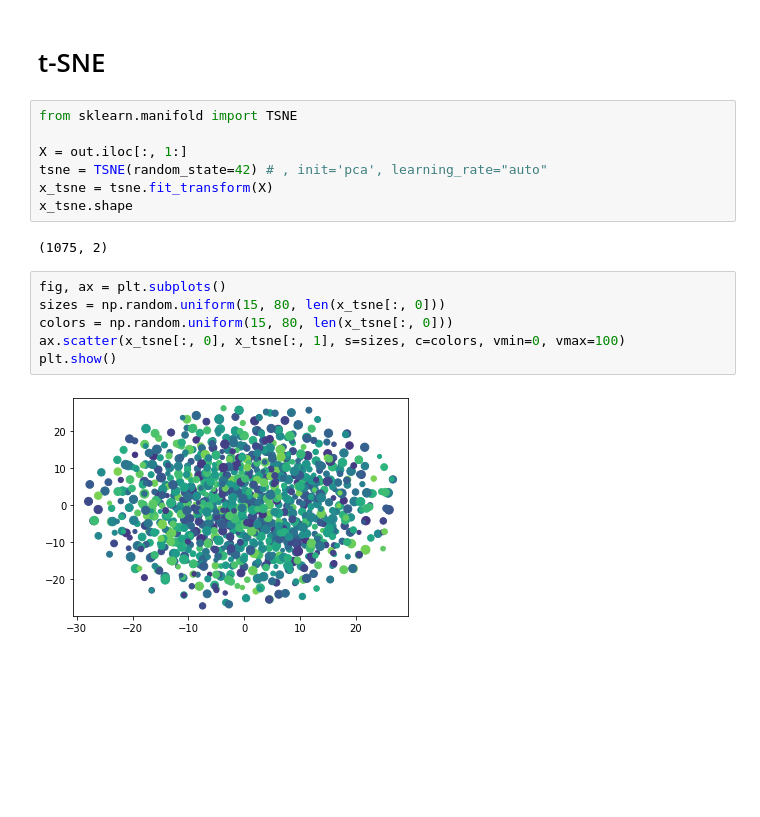
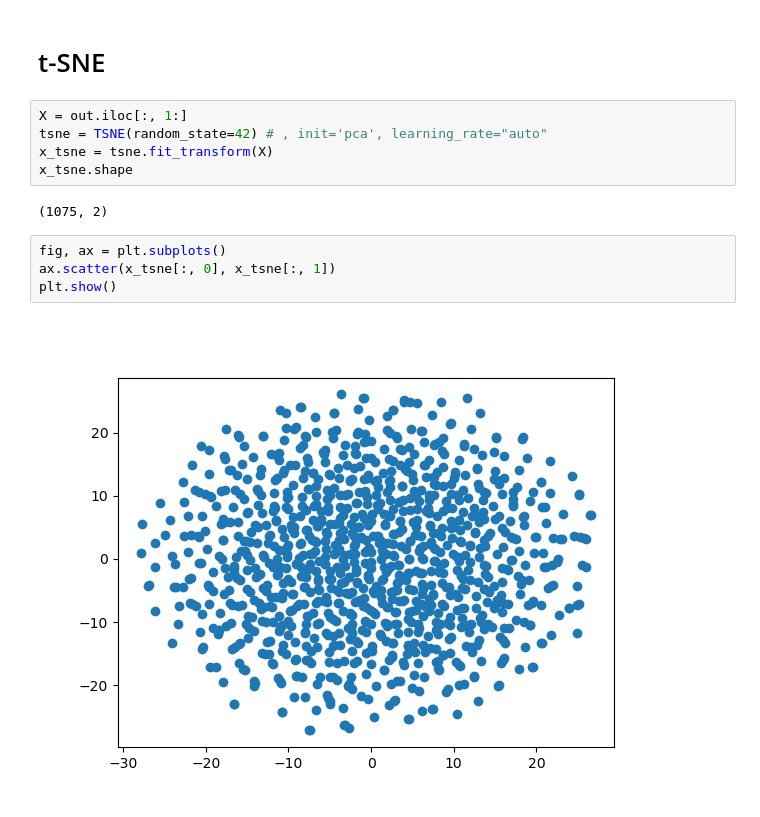
Before and after one commit to spec2/ThesisVisualizationTools, a Jupyter notebook: anthology_2022/main.ipynb, the cells around one changed output. Cells and saved outputs as stored; diff of their text form; blank space fills up the shorter version.

```diff
--- a/anthology_2022/main.ipynb
+++ b/anthology_2022/main.ipynb
@@ -191,8 +209,6 @@ Text(0.5, 0, 'Feature')
 # %% [markdown]
 # t-SNE
 # %%
-from sklearn.manifold import TSNE
-
 X = out.iloc[:, 1:]
 tsne = TSNE(random_state=42) # , init='pca', learning_rate="auto"
 x_tsne = tsne.fit_transform(X)
@@ -201,9 +217,7 @@ x_tsne.shape
 (1075, 2)
 # %%
 fig, ax = plt.subplots()
-sizes = np.random.uniform(15, 80, len(x_tsne[:, 0]))
-colors = np.random.uniform(15, 80, len(x_tsne[:, 0]))
-ax.scatter(x_tsne[:, 0], x_tsne[:, 1], s=sizes, c=colors, vmin=0, vmax=100)
+ax.scatter(x_tsne[:, 0], x_tsne[:, 1])
 plt.show()
 # %% [output]
-[figure, old version]
+[figure, new version]
```
Also changed, not shown: parts of 8 cells of this notebook, 1 other file.
